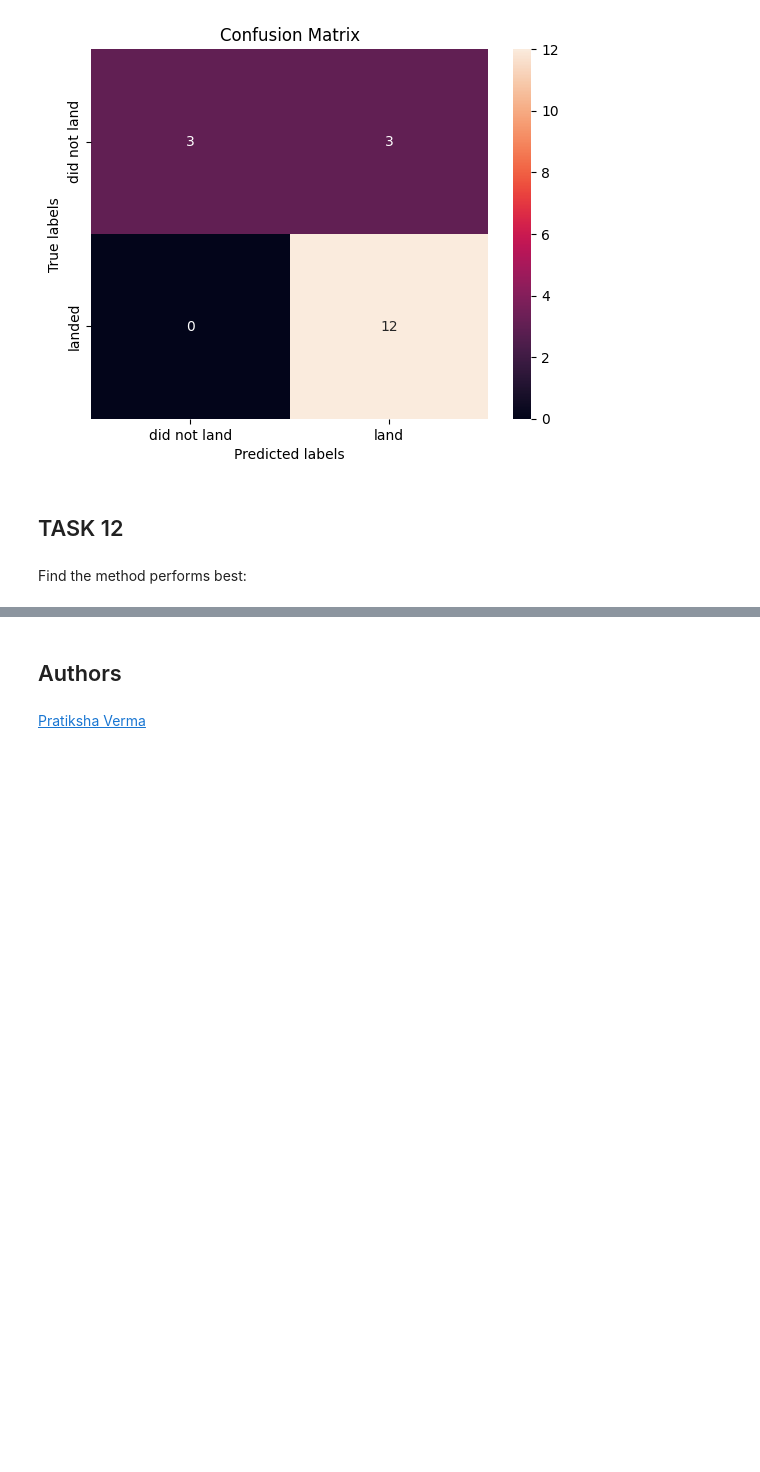
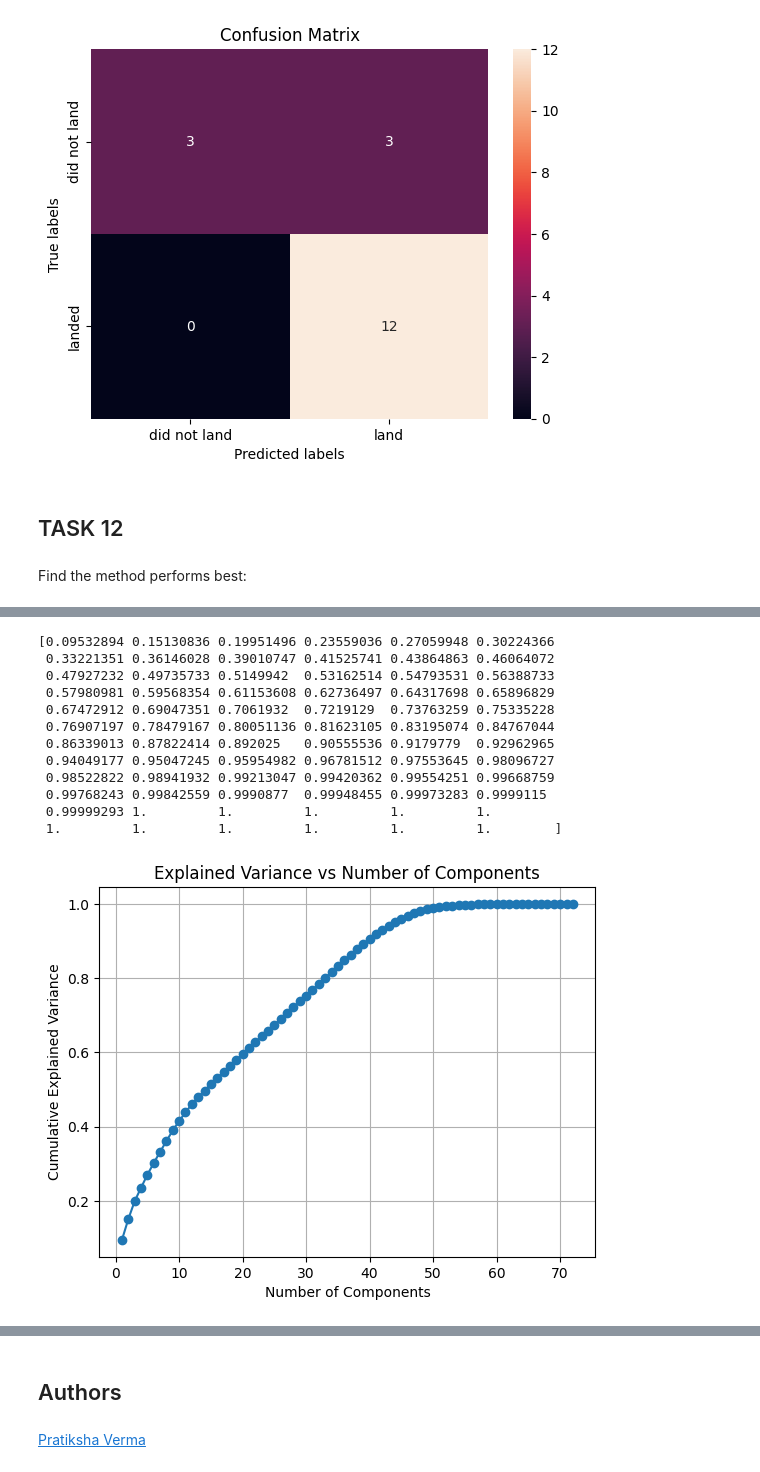
Before and after one commit to claryqueen/doneso, a Jupyter notebook: C10_M4_L1_SpaceX_Machine Learning Prediction_Part_5.ipynb, the cells around one changed output, grey strips where cells are left out. Saved outputs shown, nothing was run; the diff lists cells and outputs as text; code cells hidden in the pictures; blank space fills up the shorter version.

```diff
--- a/C10_M4_L1_SpaceX_Machine Learning Prediction_Part_5.ipynb
+++ b/C10_M4_L1_SpaceX_Machine Learning Prediction_Part_5.ipynb
@@ -383,0 +393,31 @@ plt.show()
+# %%
+# Fit PCA with all components
+pca = PCA()
+pca.fit(X_train)
+
+# Calculate cumulative explained variance
+cumulative_variance = np.cumsum(pca.explained_variance_ratio_)
+print(cumulative_variance)
+
+# Plot cumulative variance to visualize
+import matplotlib.pyplot as plt
+plt.plot(range(1, len(cumulative_variance) + 1), cumulative_variance, marker='o')
+plt.xlabel('Number of Components')
+plt.ylabel('Cumulative Explained Variance')
+plt.title('Explained Variance vs Number of Components')
+plt.grid(True)
+plt.show()
+# %% [output]
+[0.09532894 0.15130836 0.19951496 0.23559036 0.27059948 0.30224366
+ 0.33221351 0.36146028 0.39010747 0.41525741 0.43864863 0.46064072
+ 0.47927232 0.49735733 0.5149942  0.53162514 0.54793531 0.56388733
+ 0.57980981 0.59568354 0.61153608 0.62736497 0.64317698 0.65896829
+ 0.67472912 0.69047351 0.7061932  0.7219129  0.73763259 0.75335228
+ 0.76907197 0.78479167 0.80051136 0.81623105 0.83195074 0.84767044
+ 0.86339013 0.87822414 0.892025   0.90555536 0.9179779  0.92962965
+ 0.94049177 0.95047245 0.95954982 0.96781512 0.97553645 0.98096727
+ 0.98522822 0.98941932 0.99213047 0.99420362 0.99554251 0.99668759
+ 0.99768243 0.99842559 0.9990877  0.99948455 0.99973283 0.9999115
+ 0.99999293 1.         1.         1.         1.         1.
+ 1.         1.         1.         1.         1.         1.        ]
+[figure, added]
```
Also changed, not shown: parts of 12 cells of this notebook.
